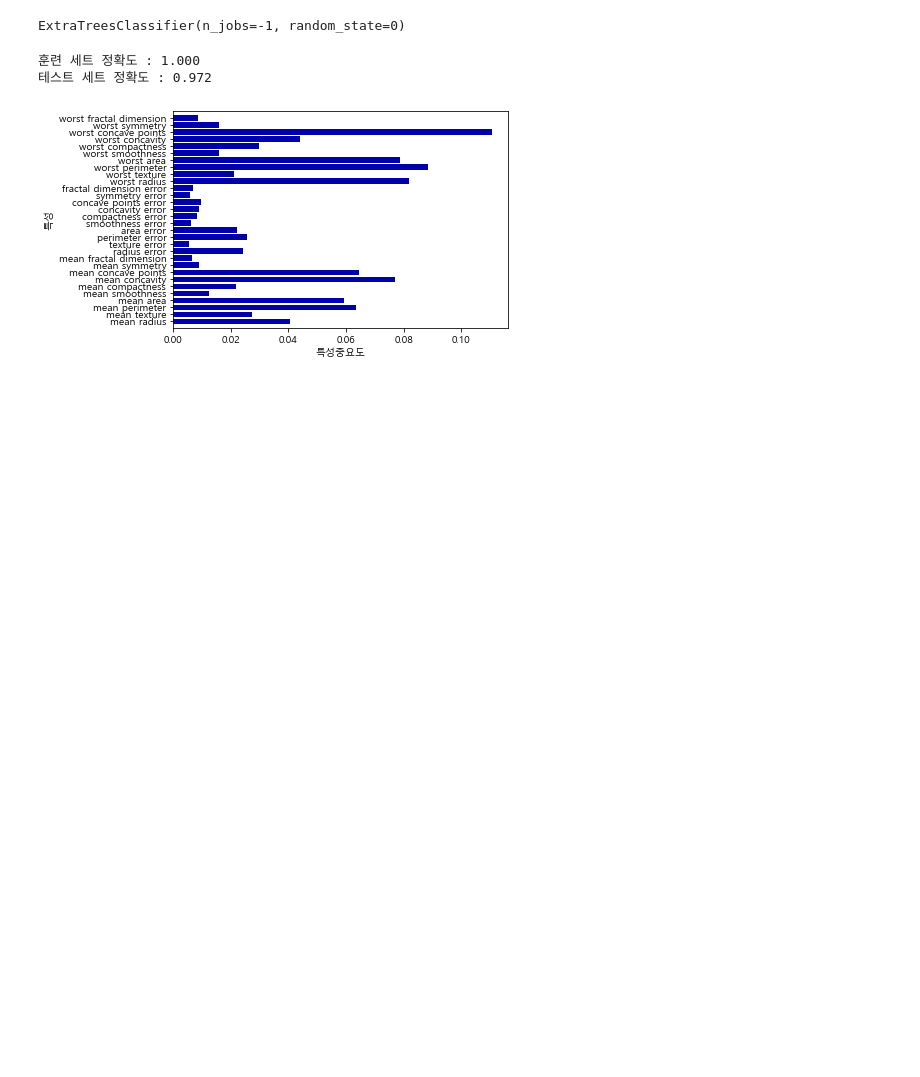
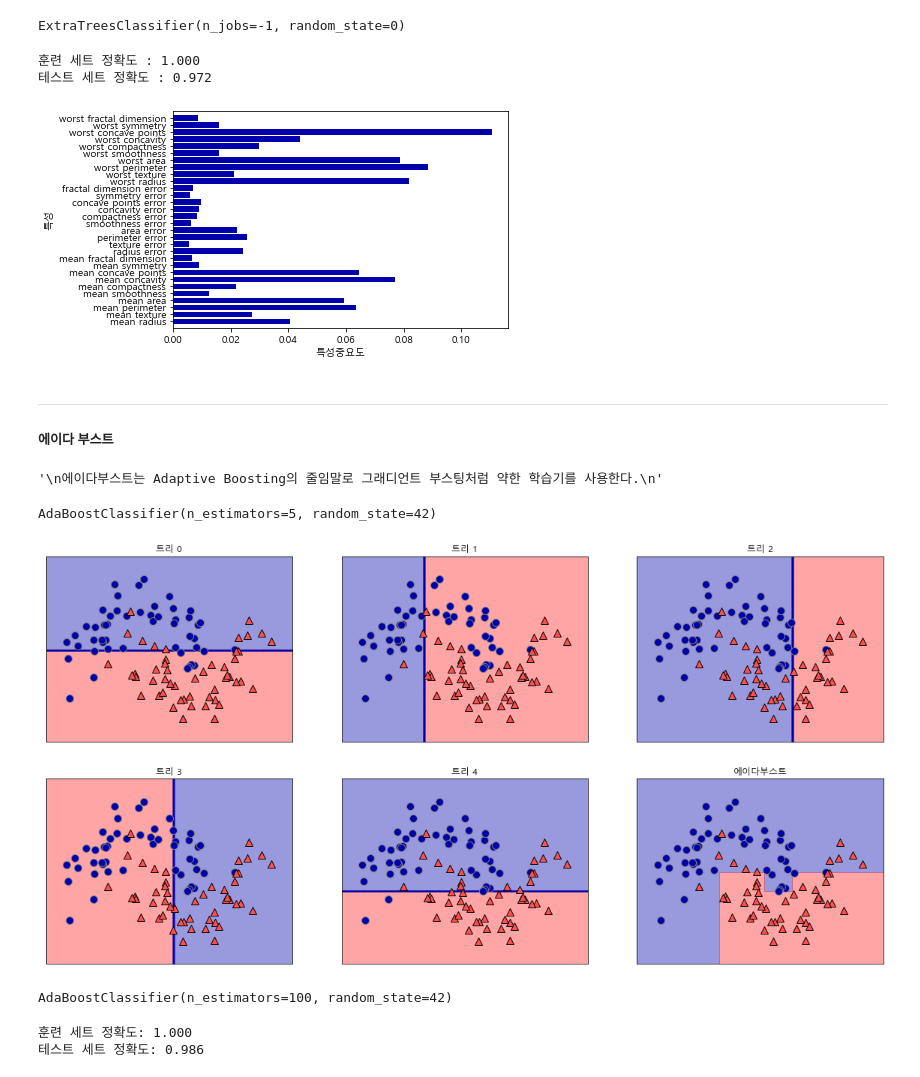
Before and after one commit to jeenuu/Machine-Learning-with-Python, a Jupyter notebook: chapter_2/2.3 Supervised_Machine_Learning_Algorithms.ipynb, the cells around one changed output. Cells and saved outputs as stored; diff of their text form; code cells hidden in the pictures; blank space fills up the shorter version.

Commit message:
study: 2.3.7 지도학습 알고리즘 [배깅, 엑스트라 트리, 에이다부스트(2)] 공부

```diff
--- a/chapter_2/2.3 Supervised_Machine_Learning_Algorithms.ipynb
+++ b/chapter_2/2.3 Supervised_Machine_Learning_Algorithms.ipynb
@@ -1129,3 +1138,51 @@ plt.ylim(-1, n_features)
 plt.show()
 # %% [output]
 [figure]
+# %% [markdown]
+---
+##### 에이다 부스트
+# %%
+'''
+에이다부스트는 Adaptive Boosting의 줄임말로 그래디언트 부스팅처럼 약한 학습기를 사용한다.
+그래디언트 부스팅과 달리 이전의 모델이 잘못 분류한 샘플에 가중치를 높여서 다음 모델을 훈련시킨다.
+훈련된 각 모델은 성능에 따라 가중치가 부여된다.
+예측을 만들 때는 모델이 예측한 레이블을 기준으로 모델의 가중치를 합산하여 가장 높은 값을 가진 레이블을 선택한다.
+'''
+# %% [output]
+'\n에이다부스트는 Adaptive Boosting의 줄임말로 그래디언트 부스팅처럼 약한 학습기를 사용한다.\n'
+# %%
+# twoo_moons 데이터셋에 적용
+from sklearn.ensemble import AdaBoostClassifier
+ada = AdaBoostClassifier(n_estimators=5, random_state=42)
+ada.fit(Xm_train,ym_train)
+# %% [output]
+AdaBoostClassifier(n_estimators=5, random_state=42)
+# %%
+fig, axes = plt.subplots(2,3,figsize=(20,10))
+for i, (ax, tree) in enumerate(zip(axes.ravel(), ada.estimators_)):
+    ax.set_title("트리 {}" .format(i))
+    mglearn.plots.plot_tree_partition(Xm, ym, tree, ax=ax)
+
+mglearn.plots.plot_2d_separator(ada, Xm, fill=True, ax=axes[-1,-1], alpha=.4)
+axes[-1,-1].set_title("에이다부스트")
+mglearn.discrete_scatter(Xm[:,0], Xm[:,1], ym)
+plt.show()
+
+# AdaboostClassifier는 깊이가 1인 결정 트리를 사용하기 때문에 각 트리의 결정 경계가 직선 하나이다.
+# 앙상블된 결정 경계도 다른 앙상블 모델에 비해 좀 더 단순하다.
+# %% [output]
+[figure, added]
+# %%
+# cancer 데이터셋에 적용
+ada = AdaBoostClassifier(n_estimators=100, random_state=42)
+ada.fit(Xc_train, yc_train)
+# %% [output]
+AdaBoostClassifier(n_estimators=100, random_state=42)
+# %%
+print("훈련 세트 정확도: {:.3f}" .format(ada.score(Xc_train, yc_train)))
+print("테스트 세트 정확도: {:.3f}" .format(ada.score(Xc_test, yc_test)))
+
+# 아주 얕은 트리를 앙상블했기 때문에 일반화 성능이 조금 더 향상되었다.
+# %% [output]
+훈련 세트 정확도: 1.000
+테스트 세트 정확도: 0.986
```
Also changed, not shown: parts of 4 cells of this notebook.
